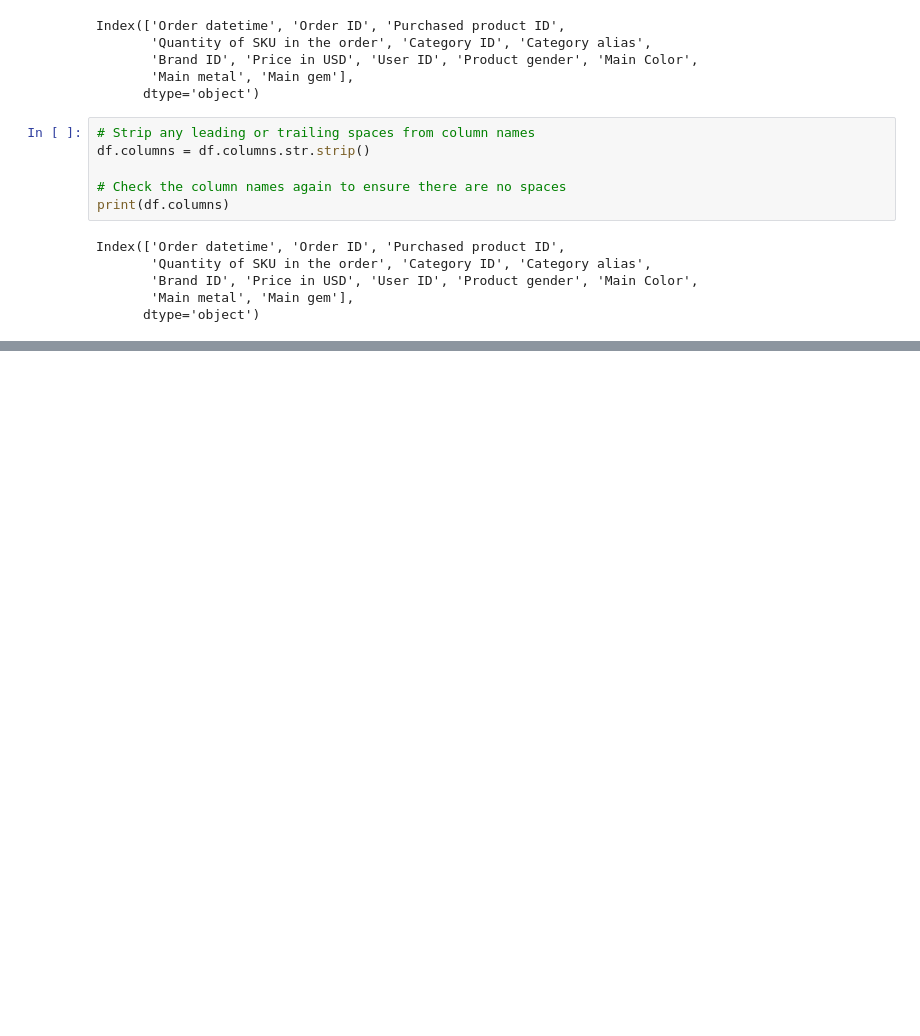
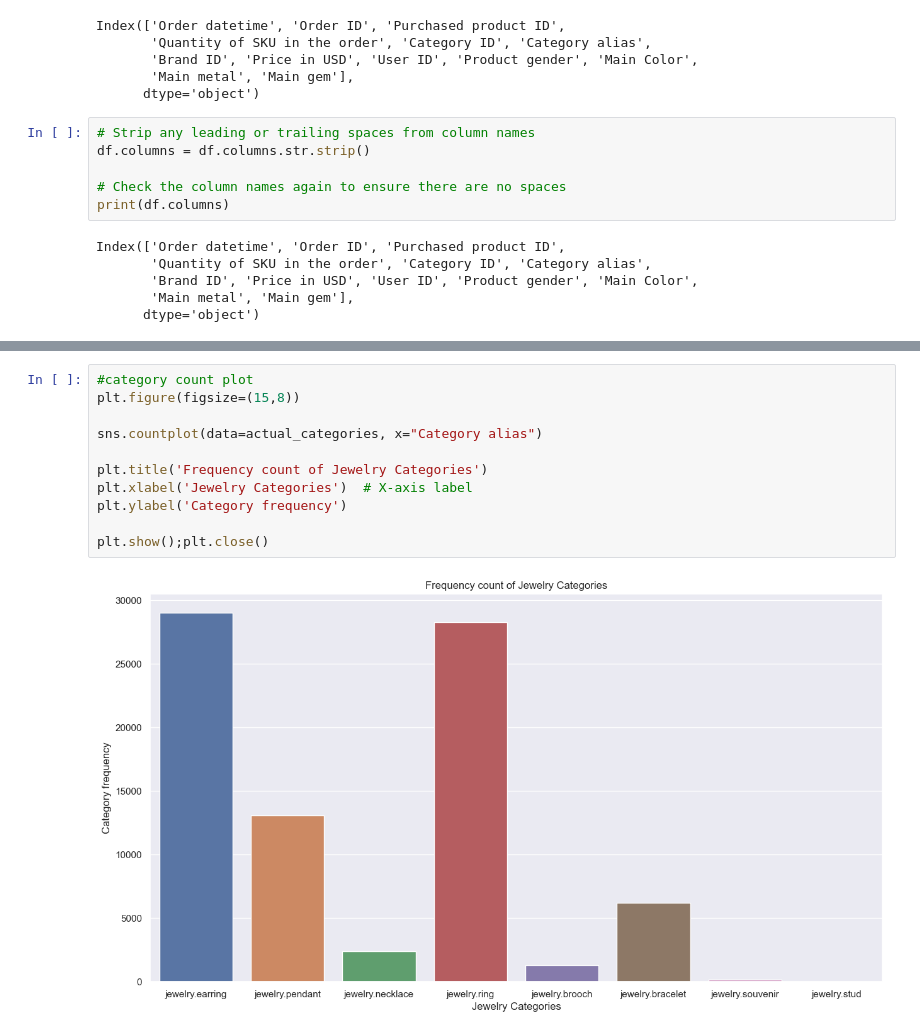
Before and after one commit to p-alaita/Jewelry-Price-Optimization-with-ML, a Jupyter notebook: notebooks/JP_Optimization.ipynb, the cells around one changed output, grey strips where cells are left out. Cells and saved outputs as stored; diff of their text form; blank space fills up the shorter version.

```diff
--- a/notebooks/JP_Optimization.ipynb
+++ b/notebooks/JP_Optimization.ipynb
@@ -248,0 +336,13 @@ NameError: name 'data' is not defined
+# %%
+#category count plot
+plt.figure(figsize=(15,8))
+
+sns.countplot(data=actual_categories, x="Category alias")
+
+plt.title('Frequency count of Jewelry Categories')
+plt.xlabel('Jewelry Categories')  # X-axis label
+plt.ylabel('Category frequency')
+
+plt.show();plt.close()
+# %% [output]
+[figure, added]
```
Also changed, not shown: parts of 62 cells of this notebook.
